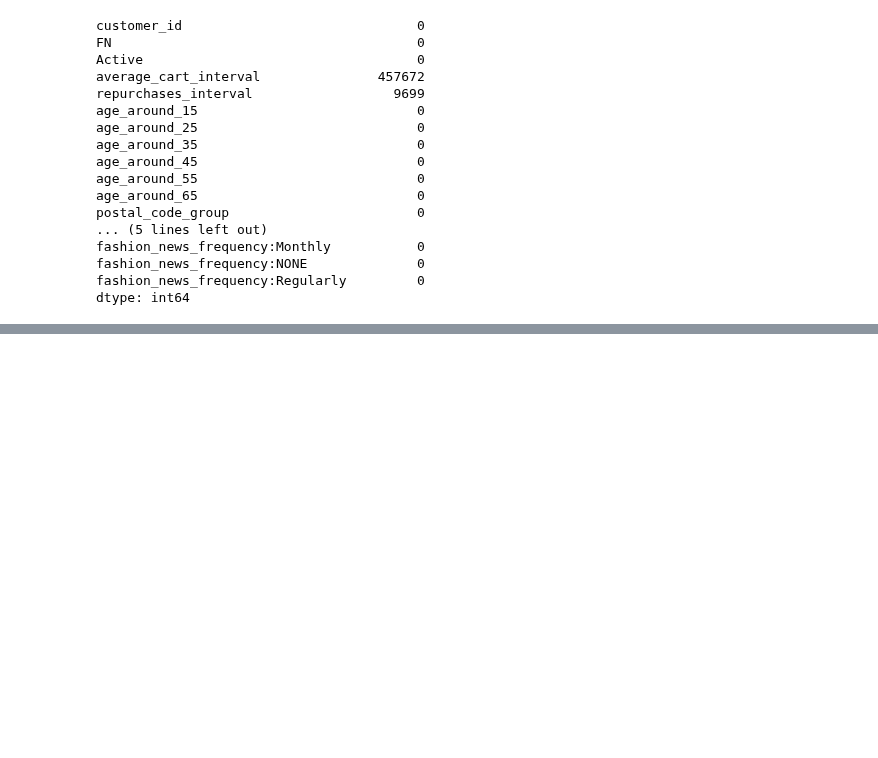
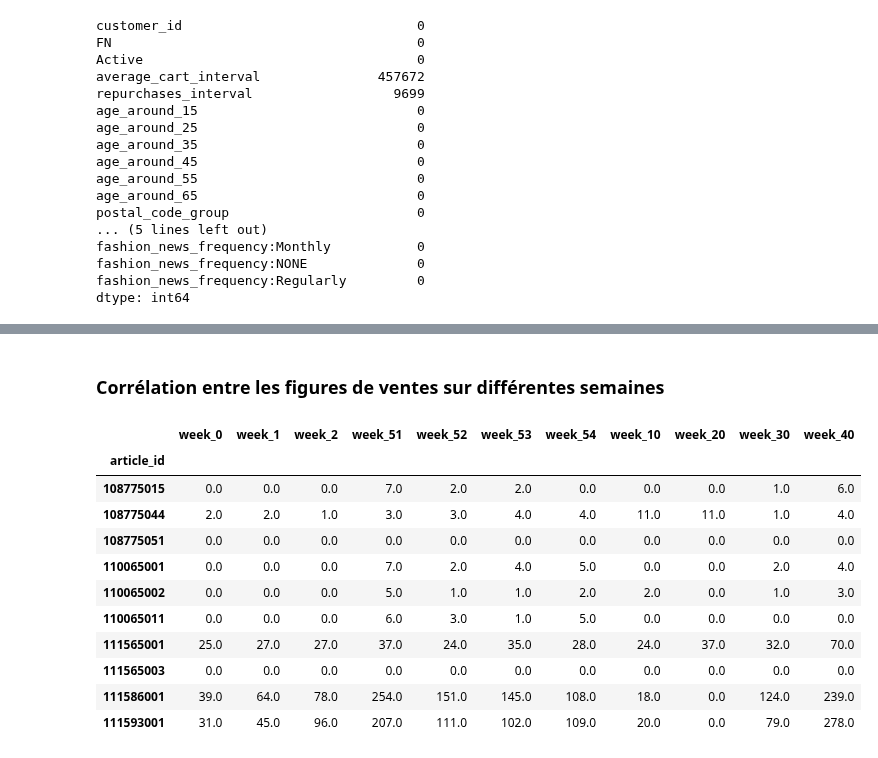
Before and after one commit to treb93/pyhm, a Jupyter notebook: gnn_prepare_dataset.ipynb, the cells around one changed output, grey strips where cells are left out. Saved outputs shown, nothing was run; the diff lists cells and outputs as text; code cells hidden in the pictures; blank space fills up the shorter version.

```diff
--- a/gnn_prepare_dataset.ipynb
+++ b/gnn_prepare_dataset.ipynb
@@ -119,0 +156,6 @@ dtype: int64
+# %% [markdown]
+### Corrélation entre les figures de ventes sur différentes semaines
+# %%
+import pandas as pd
+
+transactions = pd.read_pickle('pickles/transactions.pkl')
@@ -119,0 +167,38 @@ dtype: int64
+# %%
+### Nombre de ventes par articles par semaine
+transactions['article_id'] = transactions['article_id'].astype('int32')
+weekly_sales = transactions.groupby(['article_id', 'week_number'], as_index = False).agg(
+    sales  = ('article_id', 'count')
+)
+
+weekly_sales['sales'] = weekly_sales['sales'].astype('int32')
+# %%
+### Copie dans un tableau avec le numéro de semaine en colonne
+weeks_to_compare = [0, 1, 2, 51, 52, 53, 54, 10, 20, 30, 40]
+
+article_ids = weekly_sales['article_id'].unique()
+week_board = pd.DataFrame({'article_id': article_ids})
+
+for week_number in weeks_to_compare:
+    week_sales = weekly_sales[weekly_sales['week_number'] == week_number][['article_id', 'sales']].rename({'sales' : f"week_{week_number}"}, axis = 1)
+
+    week_board = week_board.merge(week_sales, on = 'article_id', how = 'left')
+
+week_board.fillna(0, inplace=True)
+
+week_board.set_index('article_id', inplace = True)
+
+week_board.head(10)
+# %% [output]
+|  | week_0 | week_1 | week_2 | week_51 | week_52 | week_53 | week_54 | week_10 | week_20 | week_30 | week_40 |
+| article_id |  |  |  |  |  |  |  |  |  |  |  |
+| 108775015 | 0.0 | 0.0 | 0.0 | 7.0 | 2.0 | 2.0 | 0.0 | 0.0 | 0.0 | 1.0 | 6.0 |
+| 108775044 | 2.0 | 2.0 | 1.0 | 3.0 | 3.0 | 4.0 | 4.0 | 11.0 | 11.0 | 1.0 | 4.0 |
+| 108775051 | 0.0 | 0.0 | 0.0 | 0.0 | 0.0 | 0.0 | 0.0 | 0.0 | 0.0 | 0.0 | 0.0 |
+| 110065001 | 0.0 | 0.0 | 0.0 | 7.0 | 2.0 | 4.0 | 5.0 | 0.0 | 0.0 | 2.0 | 4.0 |
+| 110065002 | 0.0 | 0.0 | 0.0 | 5.0 | 1.0 | 1.0 | 2.0 | 2.0 | 0.0 | 1.0 | 3.0 |
+| 110065011 | 0.0 | 0.0 | 0.0 | 6.0 | 3.0 | 1.0 | 5.0 | 0.0 | 0.0 | 0.0 | 0.0 |
+| 111565001 | 25.0 | 27.0 | 27.0 | 37.0 | 24.0 | 35.0 | 28.0 | 24.0 | 37.0 | 32.0 | 70.0 |
+| 111565003 | 0.0 | 0.0 | 0.0 | 0.0 | 0.0 | 0.0 | 0.0 | 0.0 | 0.0 | 0.0 | 0.0 |
+| 111586001 | 39.0 | 64.0 | 78.0 | 254.0 | 151.0 | 145.0 | 108.0 | 18.0 | 0.0 | 124.0 | 239.0 |
+| 111593001 | 31.0 | 45.0 | 96.0 | 207.0 | 111.0 | 102.0 | 109.0 | 20.0 | 0.0 | 79.0 | 278.0 |
```
Also changed, not shown: parts of 30 cells of this notebook, 11 other files.
